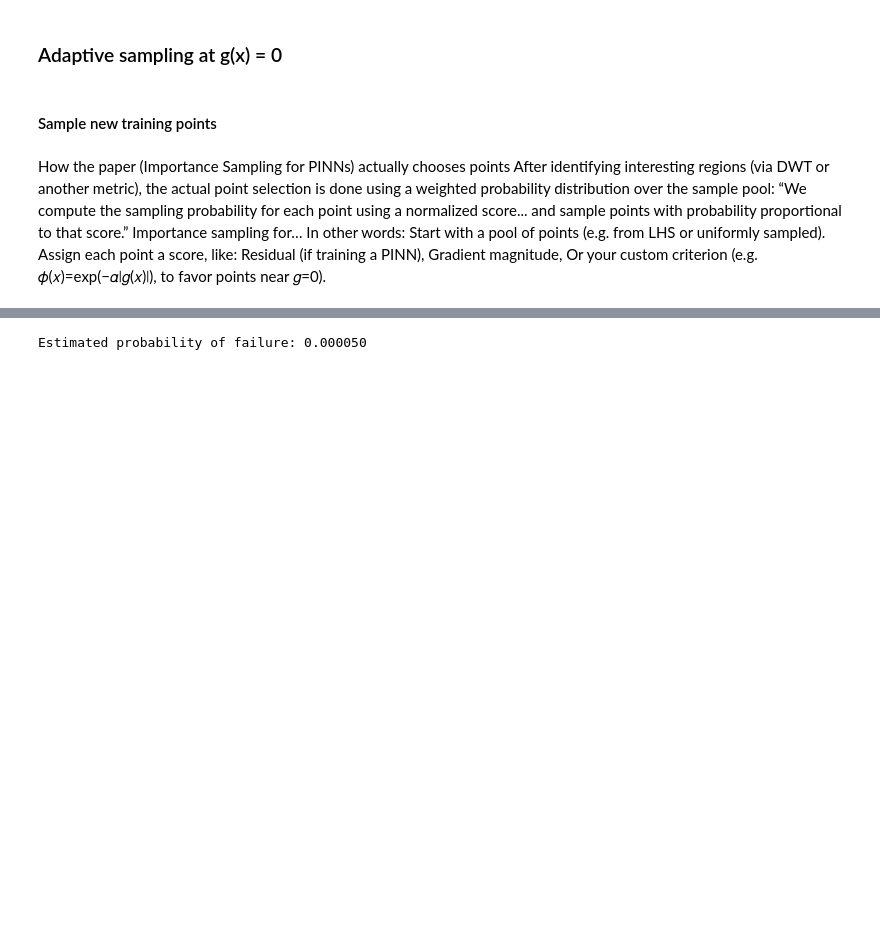
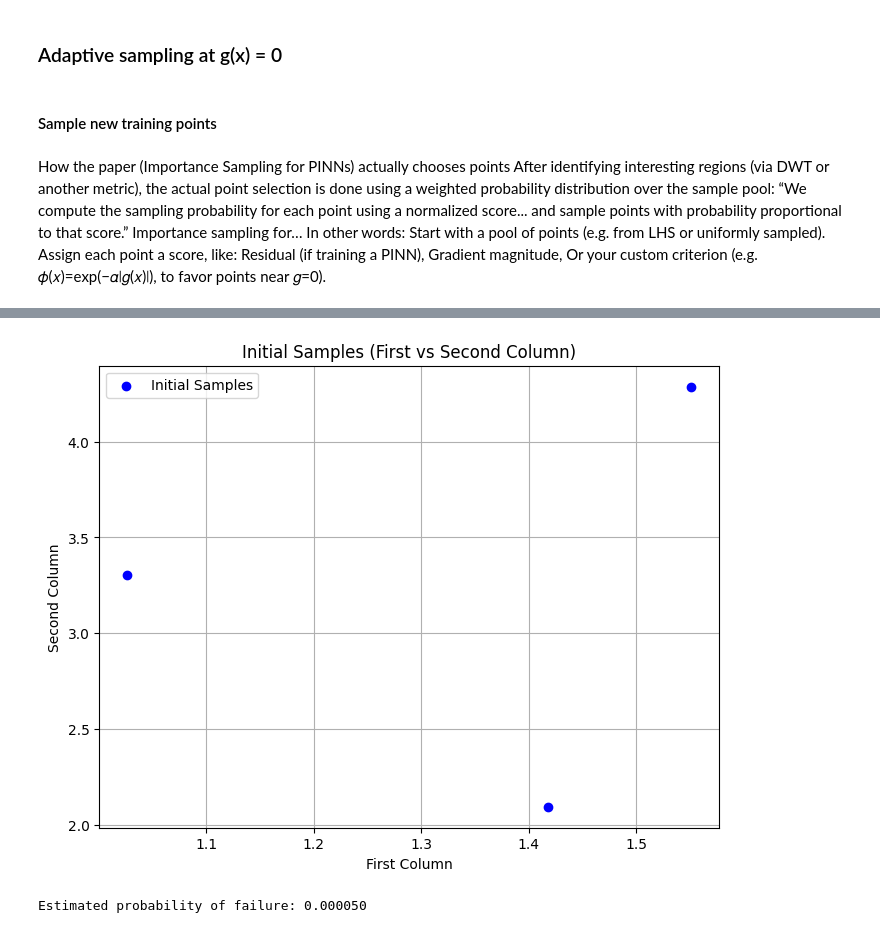
Before and after one commit to jolu2111/Master_thesis, a Jupyter notebook: Code/05_Normalization.ipynb, the cells around one changed output, grey strips where cells are left out. Cells and saved outputs as stored; diff of their text form; code cells hidden in the pictures; blank space fills up the shorter version.

Commit message:
Implemented MCMC and klustering

```diff
--- a/Code/05_Normalization.ipynb
+++ b/Code/05_Normalization.ipynb
@@ -398,7 +411,7 @@ def generate_latin_hypercube_samples(specs, norm_info, num_samples=1000):
         - params_to_sample: A list of the parameters that were sampled.
     """
     # Extract the number of samples and the parameters to sample from specs
-    params_to_sample = [param for param in specs.keys() if param in norm_info and param != 't']
+    params_to_sample = [param for param in norm_info.keys() if param != 't']   #### Changed this without testing if it works #####
 
     # Create a Latin Hypercube sampler
     sampler = qmc.LatinHypercube(len(params_to_sample))
@@ -867,0 +910,21 @@ def metropolis_hastings(num_samples, initial_point, burn_in):
+# %%
+initial_samples=(initial_MCMC_samples(specs, params['norm_info'], num_initial_samples=3))
+u_prop = np.copy(initial_samples)
+for i, param in enumerate(['m', 'mu', 'k', 'y0', 'v0']):
+    if param in params['norm_info']:
+        u_prop[:, i] = np.random.normal(loc=initial_samples[:, i], scale=0.1, size=initial_samples.shape[0])
+print(initial_samples)
+print(u_prop)
+
+input_to_G = make_input_params_batched(t_coll, torch.from_numpy(u_prop).float(), params['norm_info'])
+t_batch=t_coll.view(1, t_coll.shape[0], 1).expand(u_prop.shape[0], t_coll.shape[0], 1)  # (B, Nt, 1)
+g_hat_prop = limit_state_function_G_batched(
+    PINN_model,
+    t_batch,
+    input_to_G,
+)
+
+print(g_hat_prop.detach().numpy())
+# Check if any tensor inside g_hat_prop requires gradients
+g_hat_prop_requires_grad = any(param.requires_grad for param in g_hat_prop)
+print(f"Does g_hat_prop contain tensors that require gradients? {g_hat_prop_requires_grad}")
@@ -868,3 +1103,20 @@ def metropolis_hastings(num_samples, initial_point, burn_in):
+# %%
+
+# Extract the first and second columns of the initial samples
+x_initial = initial_samples[:, 0]  # First column
+y_initial = initial_samples[:, -1]  # Second column
+
+# Create a scatter plot
+plt.figure(figsize=(8, 6))
+plt.scatter(x_initial, y_initial, color='blue', label='Initial Samples')
+plt.title('Initial Samples (First vs Second Column)')
+plt.xlabel('First Column')
+plt.ylabel('Second Column')
+plt.legend()
+plt.grid(True)
+plt.show()
+# %% [output]
+[figure, added]
 # %%
 
 pi_values= norm.cdf(-G_vals/sigma_e)
```
Also changed, not shown: parts of 27 cells of this notebook, 7 other files.
